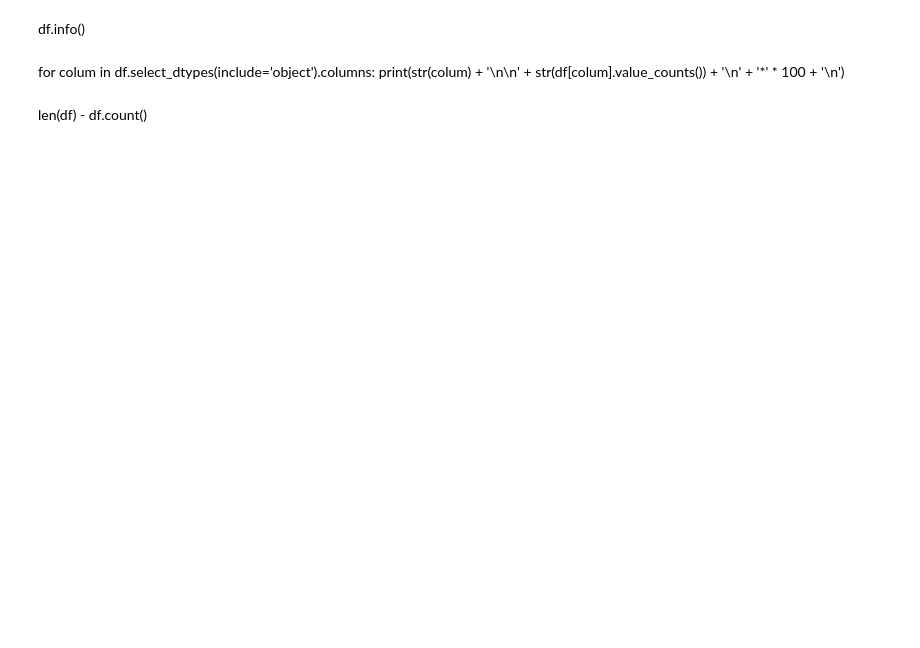
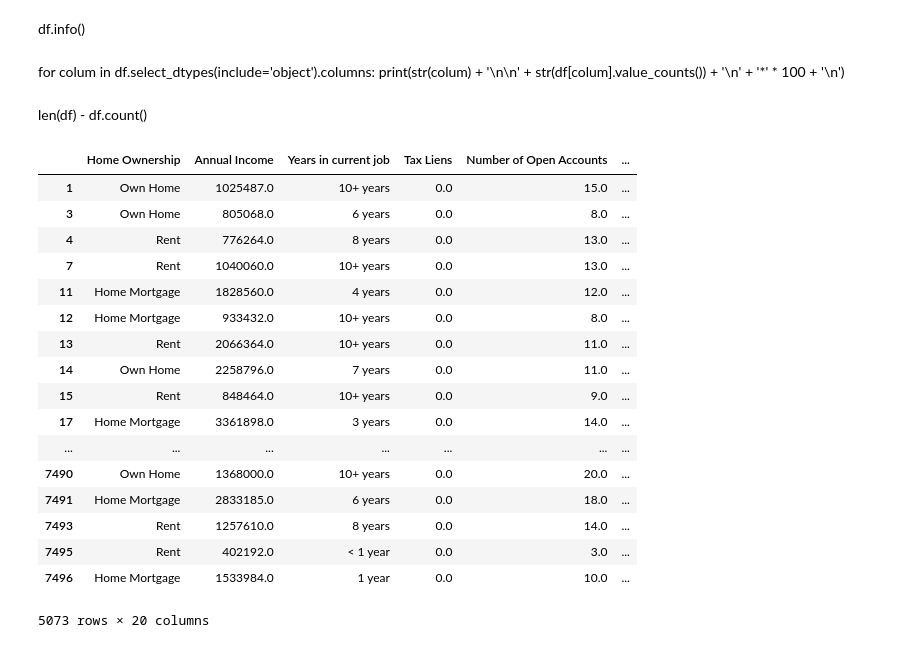
Before and after one commit to Valdert-13/probability-of-performance-by-the-borrower, a Jupyter notebook: project.ipynb, the cells around one changed output. Saved outputs shown, nothing was run; the diff lists cells and outputs as text; code cells hidden in the pictures; blank space fills up the shorter version.

```diff
--- a/project.ipynb
+++ b/project.ipynb
@@ -48,6 +29,27 @@ for colum in df.select_dtypes(include='object').columns:
     print(str(colum) + '\n\n' + str(df[colum].value_counts()) + '\n' + '*' * 100 + '\n')
 # %% [markdown]
 len(df) - df.count()
+# %%
+df.loc[ (df['Current Loan Amount'] != 99999999.0)& (df['Annual Income'].isnull()==False)]
+# %% [output]
+|  | Home Ownership | Annual Income | Years in current job | Tax Liens | Number of Open Accounts | ... |
+| 1 | Own Home | 1025487.0 | 10+ years | 0.0 | 15.0 | ... |
+| 3 | Own Home | 805068.0 | 6 years | 0.0 | 8.0 | ... |
+| 4 | Rent | 776264.0 | 8 years | 0.0 | 13.0 | ... |
+| 7 | Rent | 1040060.0 | 10+ years | 0.0 | 13.0 | ... |
+| 11 | Home Mortgage | 1828560.0 | 4 years | 0.0 | 12.0 | ... |
+| 12 | Home Mortgage | 933432.0 | 10+ years | 0.0 | 8.0 | ... |
+| 13 | Rent | 2066364.0 | 10+ years | 0.0 | 11.0 | ... |
+| 14 | Own Home | 2258796.0 | 7 years | 0.0 | 11.0 | ... |
+| 15 | Rent | 848464.0 | 10+ years | 0.0 | 9.0 | ... |
+| 17 | Home Mortgage | 3361898.0 | 3 years | 0.0 | 14.0 | ... |
+| ... | ... | ... | ... | ... | ... | ... |
+| 7490 | Own Home | 1368000.0 | 10+ years | 0.0 | 20.0 | ... |
+| 7491 | Home Mortgage | 2833185.0 | 6 years | 0.0 | 18.0 | ... |
+| 7493 | Rent | 1257610.0 | 8 years | 0.0 | 14.0 | ... |
+| 7495 | Rent | 402192.0 | < 1 year | 0.0 | 3.0 | ... |
+| 7496 | Home Mortgage | 1533984.0 | 1 year | 0.0 | 10.0 | ... |
+5073 rows × 20 columns
 # %%
 df.loc[ df['Credit Score'] > 850, 'Credit Score'] = df['Credit Score']/10
 # %%
```
Also changed, not shown: parts of 7 cells of this notebook.
